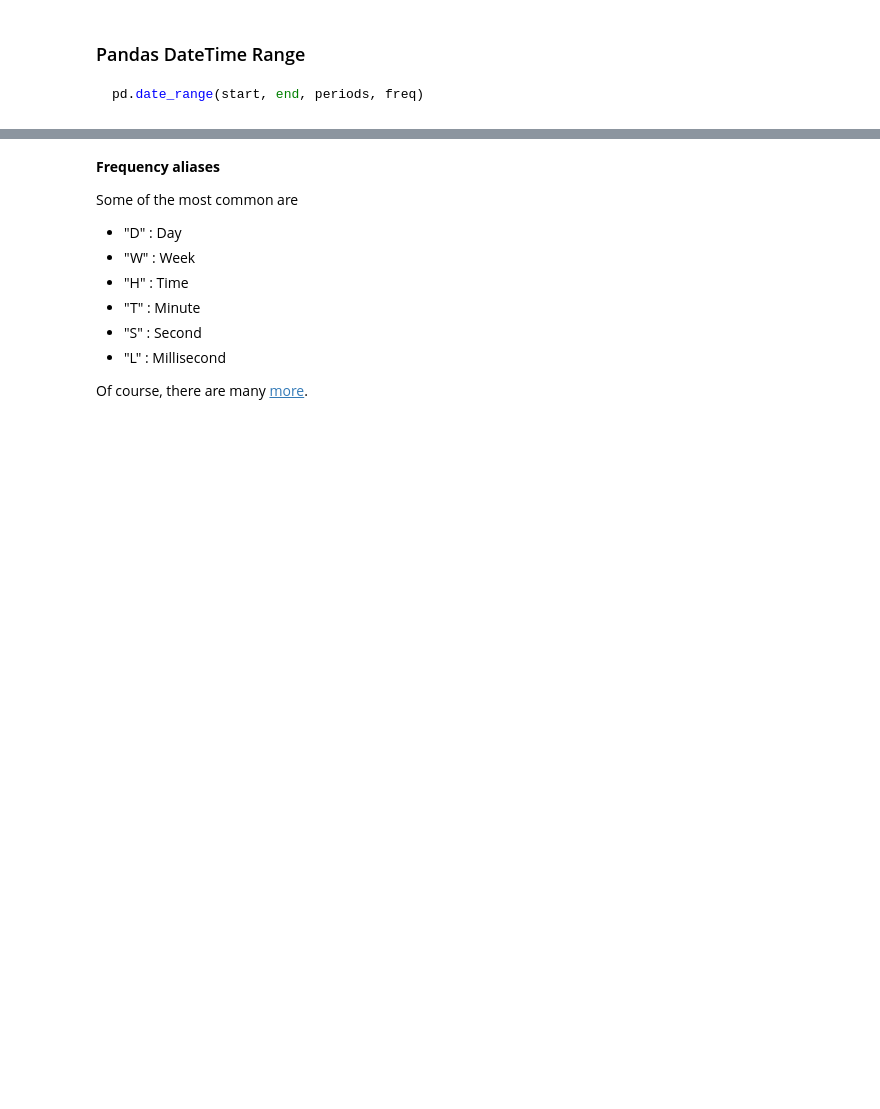
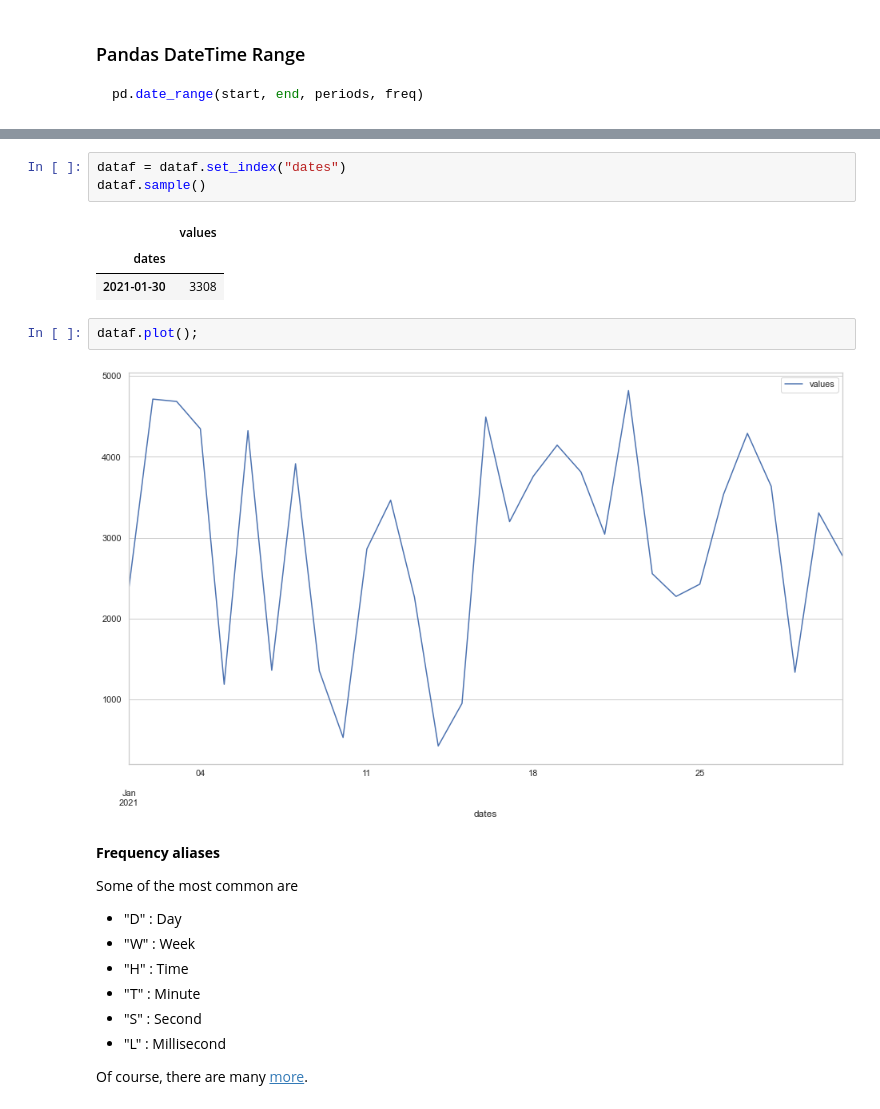
Before and after one commit to Ironhack-data-bcn-oct-2022/lectures, a Jupyter notebook: week-6/03 - Time series.ipynb, the cells around one changed output, grey strips where cells are left out. Drawn from its saved outputs; the diff is of its cells as text; blank space fills up the shorter version.

```diff
--- a/week-6/03 - Time series.ipynb
+++ b/week-6/03 - Time series.ipynb
@@ -70,3 +194,14 @@ pd.date_range(start, end, periods, freq)
+# %%
+dataf = dataf.set_index("dates")
+dataf.sample()
+# %% [output]
+|  | values |
+| dates |  |
+| 2021-01-30 | 3308 |
+# %%
+dataf.plot();
+# %% [output]
+[figure, added]
 # %% [markdown]
 **Frequency aliases**
 
```
Also changed, not shown: parts of 113 cells of this notebook.
